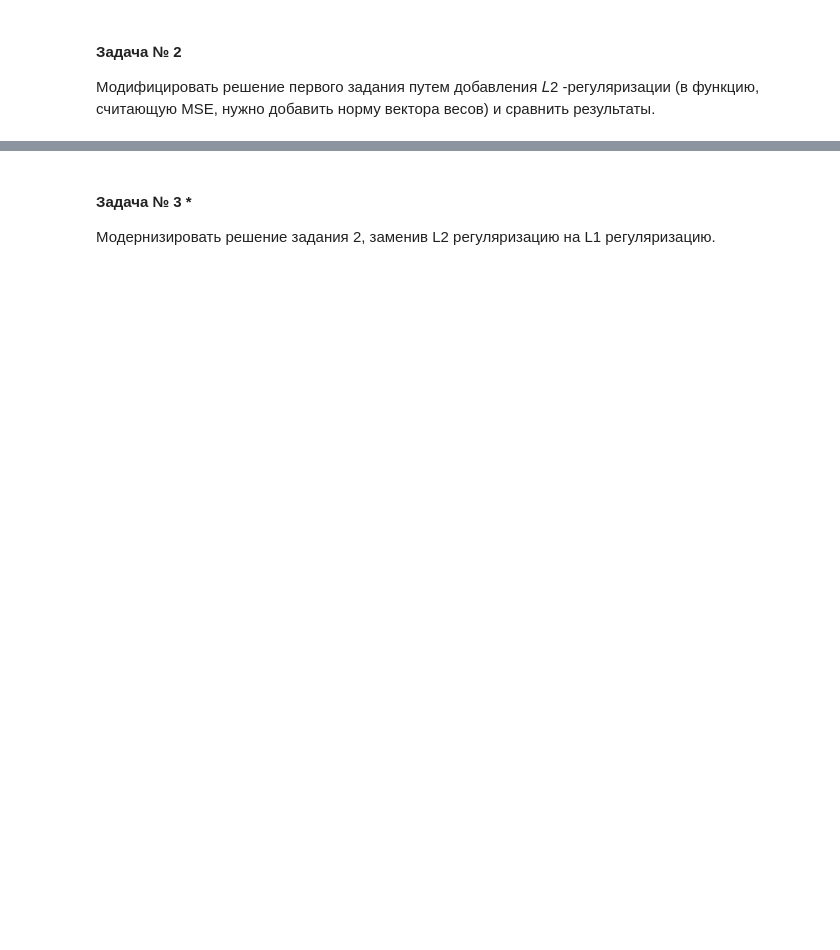
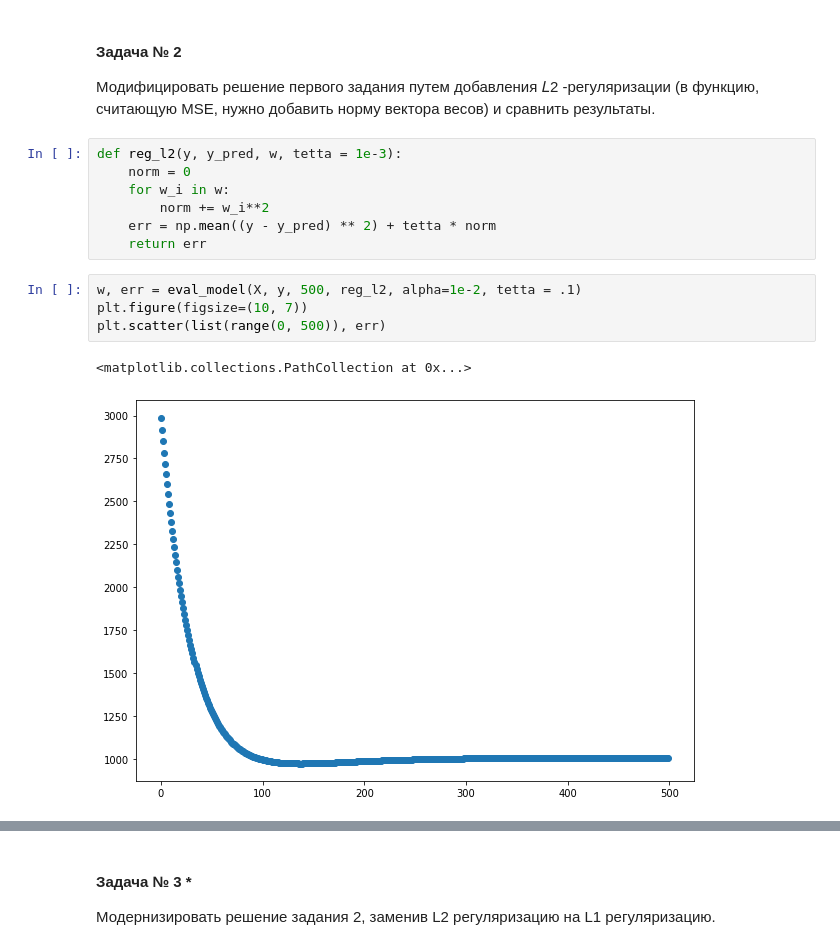
Before and after one commit to alex-chin/gb_data_analysis, a Jupyter notebook: homeworks/home02/home02.ipynb, the cells around one changed output, grey strips where cells are left out. Cells and saved outputs as stored; diff of their text form; blank space fills up the shorter version.

```diff
--- a/homeworks/home02/home02.ipynb
+++ b/homeworks/home02/home02.ipynb
@@ -136,3 +139,17 @@ plt.scatter(list(range(0, 500)), err1)
 
 Модифицировать решение первого задания путем добавления 𝐿2 -регуляризации
 (в функцию, считающую MSE, нужно добавить норму вектора весов) и сравнить результаты.
+# %%
+def reg_l2(y, y_pred, w, tetta = 1e-3):
+    norm = 0
+    for w_i in w:
+        norm += w_i**2
+    err = np.mean((y - y_pred) ** 2) + tetta * norm
+    return err
+# %%
+w, err = eval_model(X, y, 500, reg_l2, alpha=1e-2, tetta = .1)
+plt.figure(figsize=(10, 7))
+plt.scatter(list(range(0, 500)), err)
+# %% [output]
+<matplotlib.collections.PathCollection at 0x...>
+[figure, added]
```
Also changed, not shown: parts of 15 cells of this notebook.
